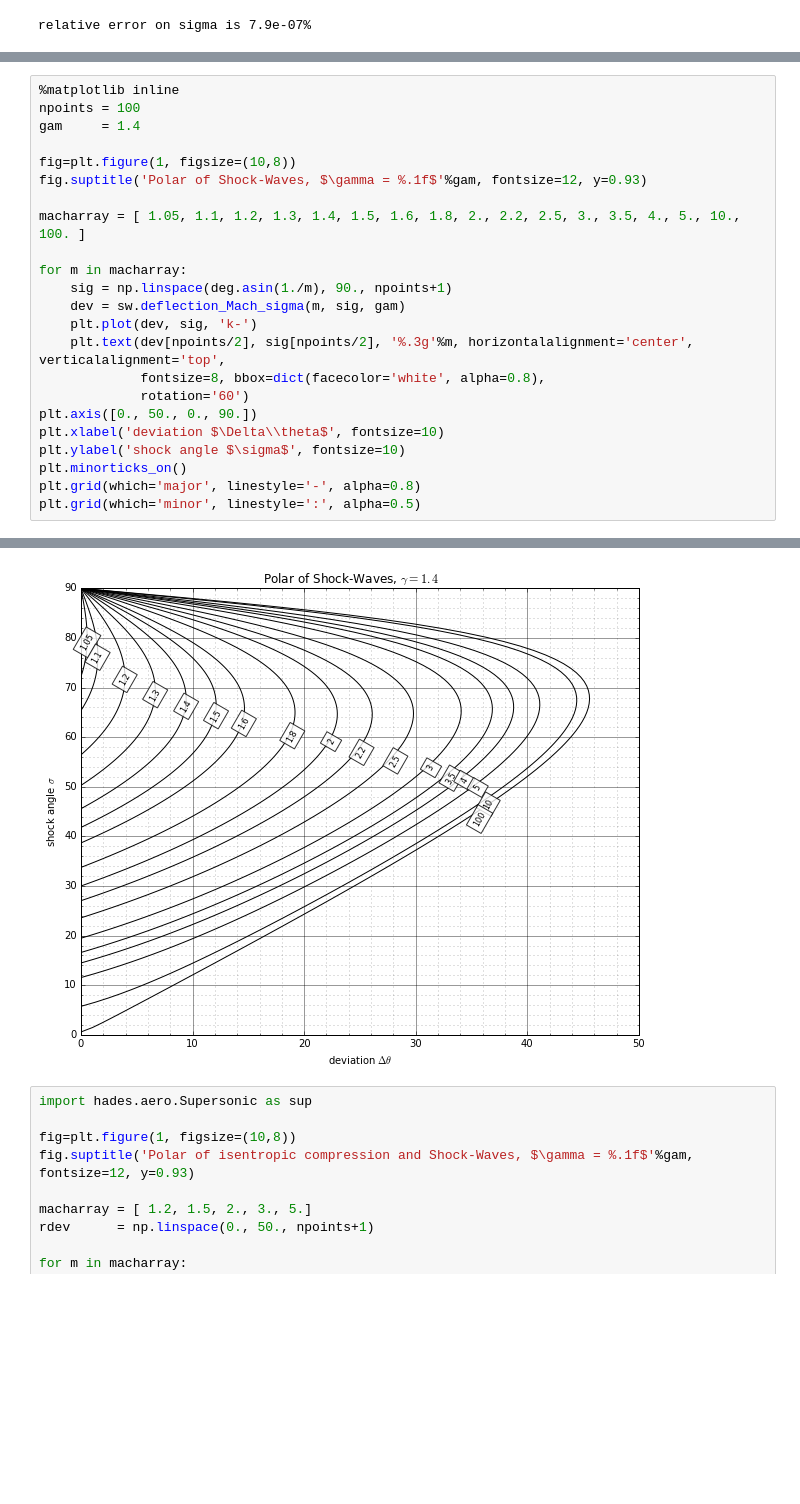
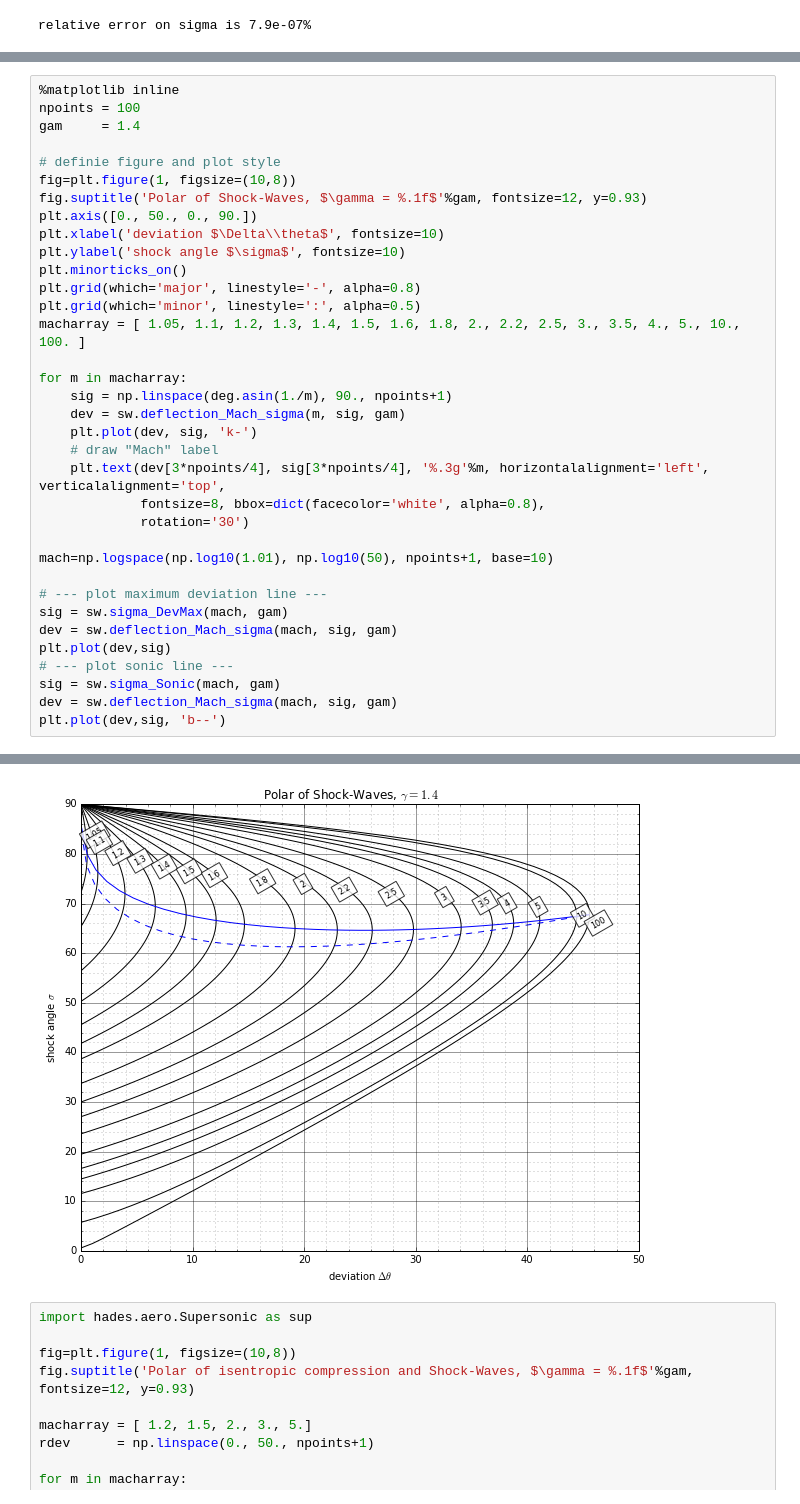
Before and after one commit to jgressier/aerokit, a Jupyter notebook: notebooks/Shock-00-polar.ipynb, the cells around one changed output, grey strips where cells are left out. Drawn from its saved outputs; the diff is of its cells as text; blank space fills up the shorter version.

Commit message:
improve notebooks on shock computations

```diff
--- a/notebooks/Shock-00-polar.ipynb
+++ b/notebooks/Shock-00-polar.ipynb
@@ -82,22 +79,34 @@ $$ \tilde{\omega}(M) = \sqrt\frac{\gamma+1}{\gamma-1}\mbox{atan}\sqrt{\frac{\gam
 npoints = 100
 gam     = 1.4
 
+# definie figure and plot style
 fig=plt.figure(1, figsize=(10,8))
 fig.suptitle('Polar of Shock-Waves, $\gamma = %.1f$'%gam, fontsize=12, y=0.93)
-
+plt.axis([0., 50., 0., 90.])
+plt.xlabel('deviation $\Delta\\theta$', fontsize=10)
+plt.ylabel('shock angle $\sigma$', fontsize=10)
+plt.minorticks_on()
+plt.grid(which='major', linestyle='-', alpha=0.8)
+plt.grid(which='minor', linestyle=':', alpha=0.5)
 macharray = [ 1.05, 1.1, 1.2, 1.3, 1.4, 1.5, 1.6, 1.8, 2., 2.2, 2.5, 3., 3.5, 4., 5., 10., 100. ]
 
 for m in macharray:
     sig = np.linspace(deg.asin(1./m), 90., npoints+1)
     dev = sw.deflection_Mach_sigma(m, sig, gam)
     plt.plot(dev, sig, 'k-')
-    plt.text(dev[npoints/2], sig[npoints/2], '%.3g'%m, horizontalalignment='center', verticalalignment='top',
+    # draw "Mach" label
+    plt.text(dev[3*npoints/4], sig[3*npoints/4], '%.3g'%m, horizontalalignment='left', verticalalignment='top',
              fontsize=8, bbox=dict(facecolor='white', alpha=0.8),
-             rotation='60')
-plt.axis([0., 50., 0., 90.])
-plt.xlabel('deviation $\Delta\\theta$', fontsize=10)
-plt.ylabel('shock angle $\sigma$', fontsize=10)
-plt.minorticks_on()
-plt.grid(which='major', linestyle='-', alpha=0.8)
-plt.grid(which='minor', linestyle=':', alpha=0.5)
+             rotation='30')
+
+mach=np.logspace(np.log10(1.01), np.log10(50), npoints+1, base=10)
+
+# --- plot maximum deviation line ---
+sig = sw.sigma_DevMax(mach, gam)
+dev = sw.deflection_Mach_sigma(mach, sig, gam)
+plt.plot(dev,sig)
+# --- plot sonic line ---
+sig = sw.sigma_Sonic(mach, gam)
+dev = sw.deflection_Mach_sigma(mach, sig, gam)
+plt.plot(dev,sig, 'b--')
 # %% [output]
@@ -104,4 +114,4 @@ plt.grid(which='minor', linestyle=':', alpha=0.5)
-[figure, old version]
+[figure, new version]
 # %%
 import hades.aero.Supersonic as sup
 
```
Also changed, not shown: parts of 3 cells of this notebook, 2 other files.
